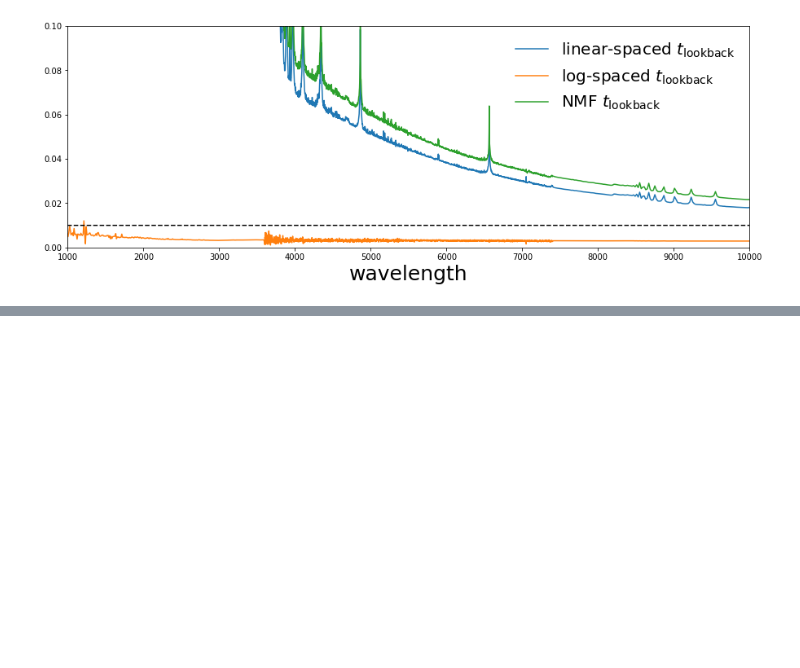
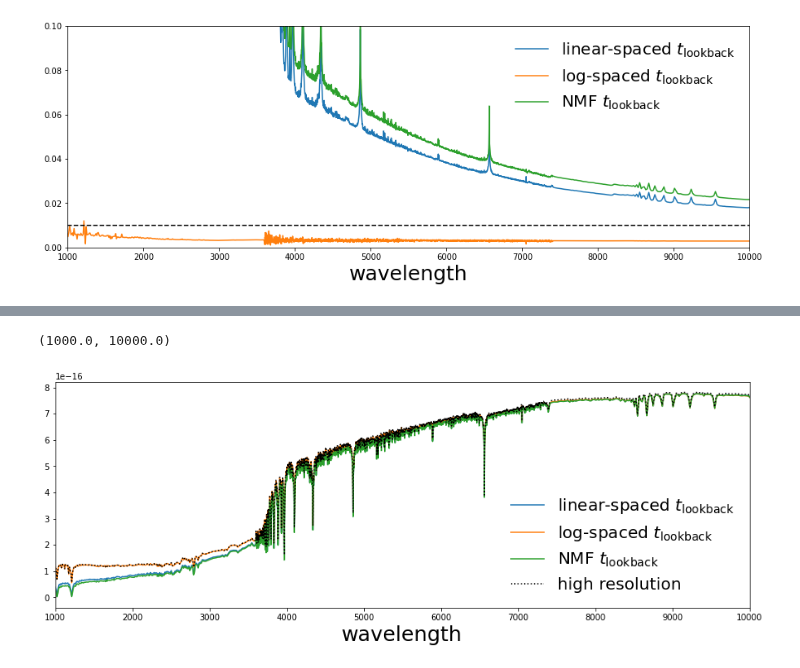
Before and after one commit to changhoonhahn/provabgs, a Jupyter notebook: nb/tlookback_binning.ipynb, the cells around one changed output, grey strips where cells are left out. Saved outputs shown, nothing was run; the diff lists cells and outputs as text; code cells hidden in the pictures; blank space fills up the shorter version.

```diff
--- a/nb/tlookback_binning.ipynb
+++ b/nb/tlookback_binning.ipynb
@@ -134,0 +148,4 @@ sub.set_ylim(0., 0.1)
+# %%
+rt_edges = np.concatenate([np.array([0]), 0.5 * (m_nmf._nmf_t_lb_sfh[1:] + m_nmf._nmf_t_lb_sfh[:-1]), np.array([13.7])])
+t_lb_rt = UT.trapz_rebin(t_lb_true, t_lb_true, edges=rt_edges)
+sfh_rt = UT.trapz_rebin(t_lb_true, sfh_true, edges=rt_edges)
@@ -134,0 +165,18 @@ sub.set_ylim(0., 0.1)
+# %%
+w, spec_hr, mtot_hr = spectrum(t_lb_hr, sfh_hr, t_lb_true)
+_, spec_lr, mtot_lr = spectrum(t_lb_lr, sfh_lr, lr_edges)
+_, spec_lg, mtot_lg = spectrum(t_lb_lg, sfh_lg, lg_edges)
+_, spec_rt, mtot_rt = spectrum(t_lb_rt, sfh_rt, rt_edges)
+# %%
+fig = plt.figure(figsize=(15,5))
+sub = fig.add_subplot(111)
+sub.plot(w, spec_lr, label=r'linear-spaced $t_{\rm lookback}$')
+sub.plot(w, spec_lg, label=r'log-spaced $t_{\rm lookback}$')
+sub.plot(w, spec_rt, label=r'NMF $t_{\rm lookback}$')
+sub.plot(w, spec_hr, c='k', ls=':', label='high resolution')
+sub.legend(loc='lower right', frameon=False, fontsize=20)
+sub.set_xlabel('wavelength', fontsize=25)
+sub.set_xlim(1e3, 1e4)
+# %% [output]
+(1000.0, 10000.0)
+[figure, added]
```
Also changed, not shown: parts of 8 cells of this notebook.
